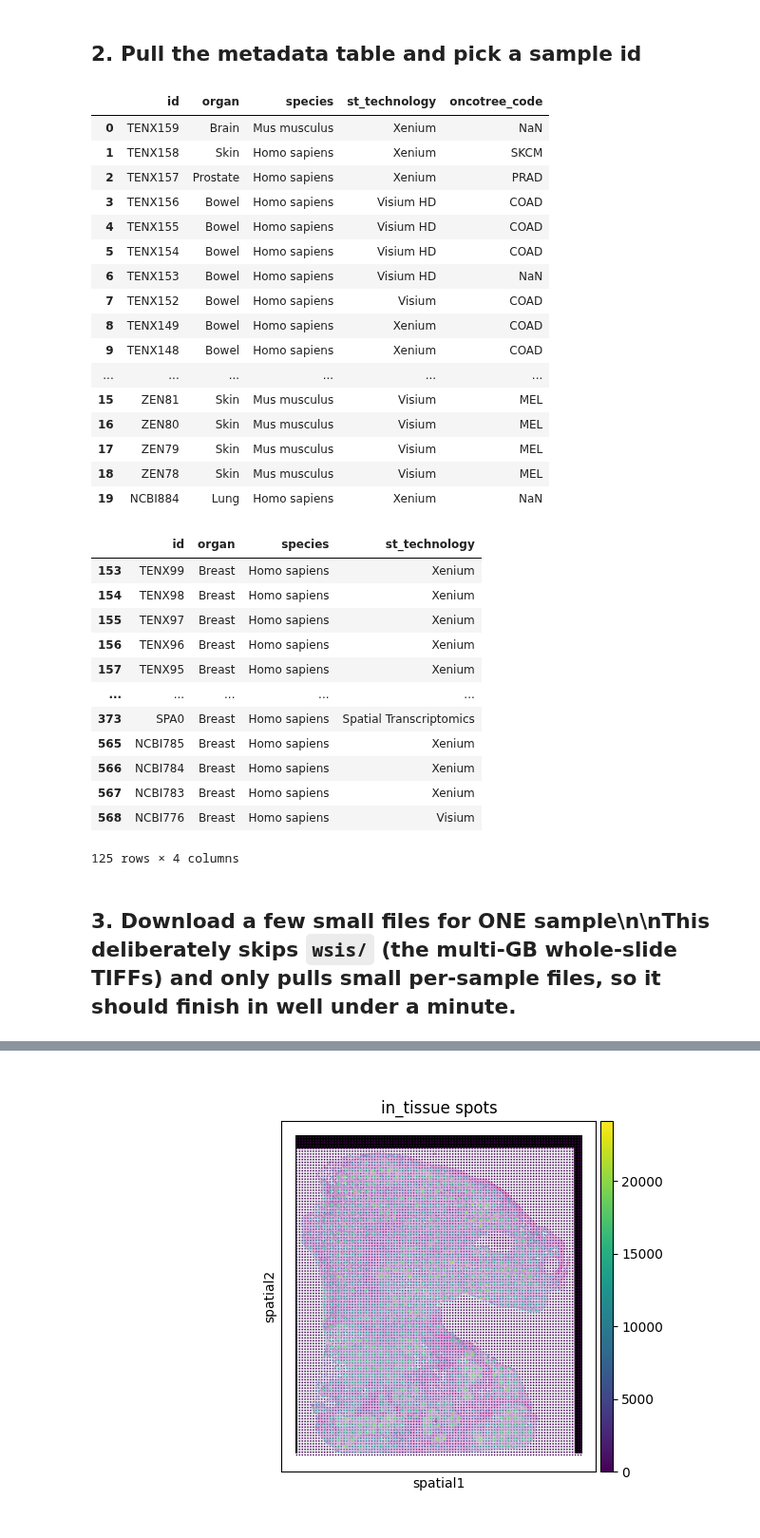
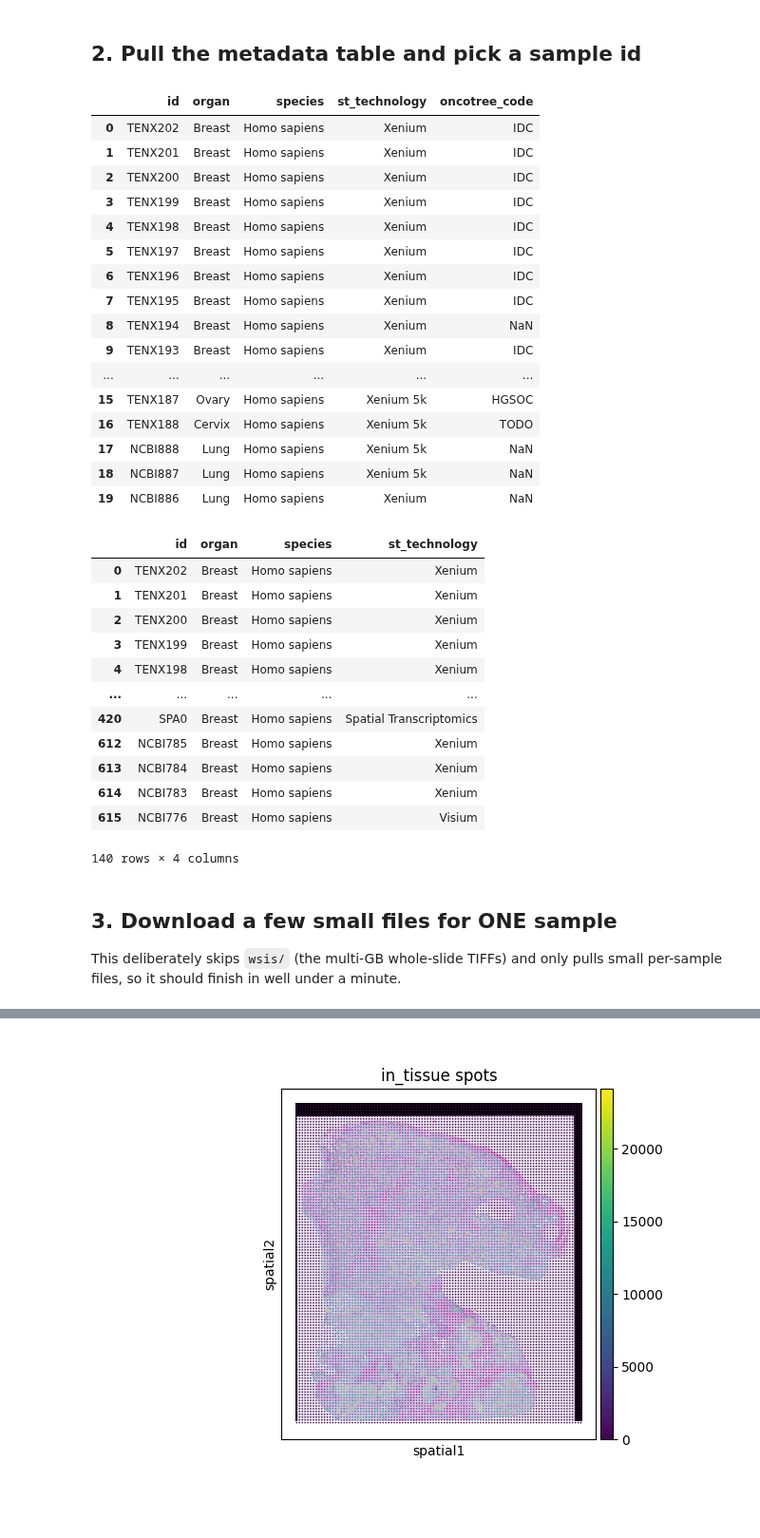
Before and after one commit to Accord985/Hist2ST, a Jupyter notebook: notebooks/pull_hest_sample_light.ipynb, the cells around one changed output, grey strips where cells are left out. Shown at 95% size. Saved outputs shown, nothing was run; the diff lists cells and outputs as text; code cells hidden in the pictures.

```diff
--- a/notebooks/pull_hest_sample_light.ipynb
+++ b/notebooks/pull_hest_sample_light.ipynb
@@ -29,51 +59,53 @@ This token will be refreshed automatically when it expires.
 # %%
 from huggingface_hub import hf_hub_download
 import pandas as pd
 
 meta_path = hf_hub_download(
     repo_id="MahmoodLab/hest",
     repo_type="dataset",
-    filename="HEST_v1_1_0.csv",
+    filename="HEST_v1_3_0.csv",
 )
 meta = pd.read_csv(meta_path)
 meta[['id', 'organ', 'species', 'st_technology', 'oncotree_code']].head(20)
 # %% [output]
 |  | id | organ | species | st_technology | oncotree_code |
-| 0 | TENX159 | Brain | Mus musculus | Xenium | NaN |
-| 1 | TENX158 | Skin | Homo sapiens | Xenium | SKCM |
-| 2 | TENX157 | Prostate | Homo sapiens | Xenium | PRAD |
-| 3 | TENX156 | Bowel | Homo sapiens | Visium HD | COAD |
-| 4 | TENX155 | Bowel | Homo sapiens | Visium HD | COAD |
-| 5 | TENX154 | Bowel | Homo sapiens | Visium HD | COAD |
-| 6 | TENX153 | Bowel | Homo sapiens | Visium HD | NaN |
-| 7 | TENX152 | Bowel | Homo sapiens | Visium | COAD |
-| 8 | TENX149 | Bowel | Homo sapiens | Xenium | COAD |
-| 9 | TENX148 | Bowel | Homo sapiens | Xenium | COAD |
+| 0 | TENX202 | Breast | Homo sapiens | Xenium | IDC |
+| 1 | TENX201 | Breast | Homo sapiens | Xenium | IDC |
+| 2 | TENX200 | Breast | Homo sapiens | Xenium | IDC |
+| 3 | TENX199 | Breast | Homo sapiens | Xenium | IDC |
+| 4 | TENX198 | Breast | Homo sapiens | Xenium | IDC |
+| 5 | TENX197 | Breast | Homo sapiens | Xenium | IDC |
+| 6 | TENX196 | Breast | Homo sapiens | Xenium | IDC |
+| 7 | TENX195 | Breast | Homo sapiens | Xenium | IDC |
+| 8 | TENX194 | Breast | Homo sapiens | Xenium | NaN |
+| 9 | TENX193 | Breast | Homo sapiens | Xenium | IDC |
 | ... | ... | ... | ... | ... | ... |
-| 15 | ZEN81 | Skin | Mus musculus | Visium | MEL |
-| 16 | ZEN80 | Skin | Mus musculus | Visium | MEL |
-| 17 | ZEN79 | Skin | Mus musculus | Visium | MEL |
-| 18 | ZEN78 | Skin | Mus musculus | Visium | MEL |
-| 19 | NCBI884 | Lung | Homo sapiens | Xenium | NaN |
+| 15 | TENX187 | Ovary | Homo sapiens | Xenium 5k | HGSOC |
+| 16 | TENX188 | Cervix | Homo sapiens | Xenium 5k | TODO |
+| 17 | NCBI888 | Lung | Homo sapiens | Xenium 5k | NaN |
+| 18 | NCBI887 | Lung | Homo sapiens | Xenium 5k | NaN |
+| 19 | NCBI886 | Lung | Homo sapiens | Xenium | NaN |
 # %%
 # Adjust this filter to match your project's cohort
 meta[meta['organ'].str.contains('Breast', case=False, na=False)][['id', 'organ', 'species', 'st_technology']]
 # %% [output]
 |  | id | organ | species | st_technology |
-| 153 | TENX99 | Breast | Homo sapiens | Xenium |
-| 154 | TENX98 | Breast | Homo sapiens | Xenium |
-| 155 | TENX97 | Breast | Homo sapiens | Xenium |
-| 156 | TENX96 | Breast | Homo sapiens | Xenium |
-| 157 | TENX95 | Breast | Homo sapiens | Xenium |
+| 0 | TENX202 | Breast | Homo sapiens | Xenium |
+| 1 | TENX201 | Breast | Homo sapiens | Xenium |
+| 2 | TENX200 | Breast | Homo sapiens | Xenium |
+| 3 | TENX199 | Breast | Homo sapiens | Xenium |
+| 4 | TENX198 | Breast | Homo sapiens | Xenium |
 | ... | ... | ... | ... | ... |
-| 373 | SPA0 | Breast | Homo sapiens | Spatial Transcriptomics |
-| 565 | NCBI785 | Breast | Homo sapiens | Xenium |
-| 566 | NCBI784 | Breast | Homo sapiens | Xenium |
-| 567 | NCBI783 | Breast | Homo sapiens | Xenium |
-| 568 | NCBI776 | Breast | Homo sapiens | Visium |
+| 420 | SPA0 | Breast | Homo sapiens | Spatial Transcriptomics |
+| 612 | NCBI785 | Breast | Homo sapiens | Xenium |
+| 613 | NCBI784 | Breast | Homo sapiens | Xenium |
+| 614 | NCBI783 | Breast | Homo sapiens | Xenium |
+| 615 | NCBI776 | Breast | Homo sapiens | Visium |
-125 rows × 4 columns
+140 rows × 4 columns
 # %% [markdown]
-## 3. Download a few small files for ONE sample\n\nThis deliberately skips `wsis/` (the multi-GB whole-slide TIFFs) and only pulls small per-sample files, so it should finish in well under a minute.
+## 3. Download a few small files for ONE sample
+
+This deliberately skips `wsis/` (the multi-GB whole-slide TIFFs) and only pulls small per-sample files, so it should finish in well under a minute.
 # %%
 import glob
 from huggingface_hub import snapshot_download
```
Also changed, not shown: parts of 13 cells of this notebook, 9 other files.
